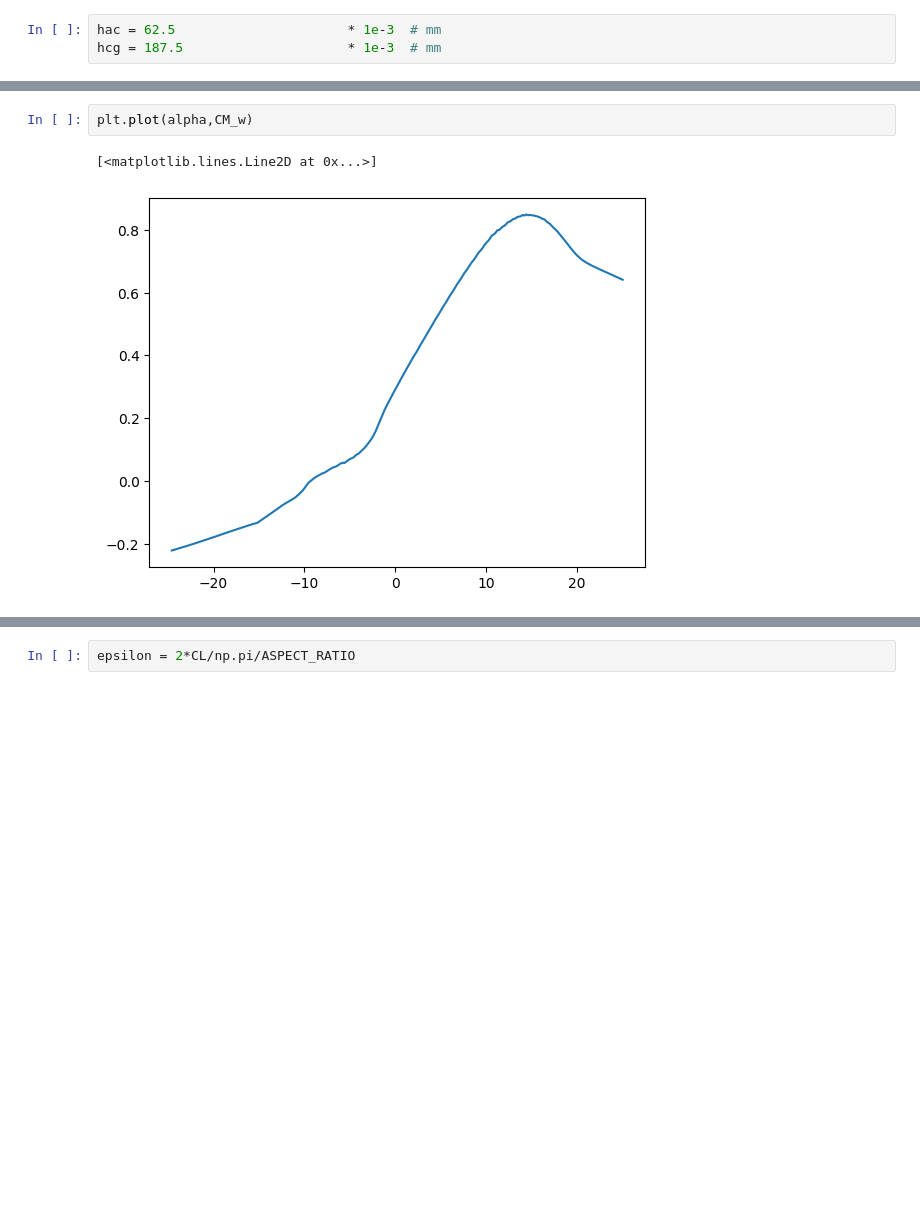
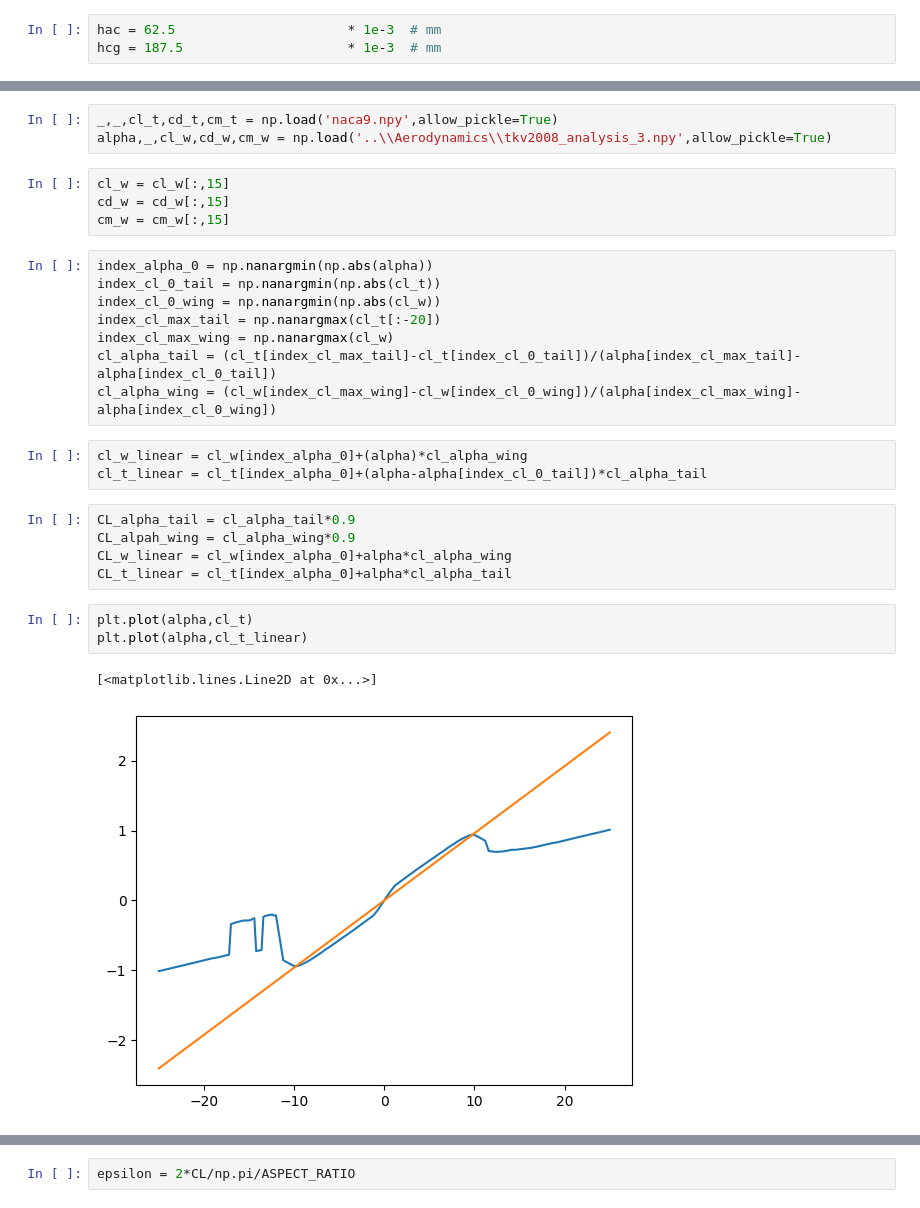
Before and after one commit to hg-heds/14bits_calc, a Jupyter notebook: Stability/stability.ipynb, the cells around one changed output, grey strips where cells are left out. Drawn from its saved outputs; the diff is of its cells as text; blank space fills up the shorter version.

```diff
--- a/Stability/stability.ipynb
+++ b/Stability/stability.ipynb
@@ -28,5 +19,29 @@ CM_w = CM + CL*(hcg/MEAN_CHORD - hac/MEAN_CHORD)
+# %%
+_,_,cl_t,cd_t,cm_t = np.load('naca9.npy',allow_pickle=True)
+alpha,_,cl_w,cd_w,cm_w = np.load('..\\Aerodynamics\\tkv2008_analysis_3.npy',allow_pickle=True)
+# %%
+cl_w = cl_w[:,15]
+cd_w = cd_w[:,15]
+cm_w = cm_w[:,15]
+# %%
+index_alpha_0 = np.nanargmin(np.abs(alpha))
+index_cl_0_tail = np.nanargmin(np.abs(cl_t))
+index_cl_0_wing = np.nanargmin(np.abs(cl_w))
+index_cl_max_tail = np.nanargmax(cl_t[:-20])
+index_cl_max_wing = np.nanargmax(cl_w)
+cl_alpha_tail = (cl_t[index_cl_max_tail]-cl_t[index_cl_0_tail])/(alpha[index_cl_max_tail]-alpha[index_cl_0_tail])
+cl_alpha_wing = (cl_w[index_cl_max_wing]-cl_w[index_cl_0_wing])/(alpha[index_cl_max_wing]-alpha[index_cl_0_wing])
+# %%
+cl_w_linear = cl_w[index_alpha_0]+(alpha)*cl_alpha_wing
+cl_t_linear = cl_t[index_alpha_0]+(alpha-alpha[index_cl_0_tail])*cl_alpha_tail
+# %%
+CL_alpha_tail = cl_alpha_tail*0.9
+CL_alpah_wing = cl_alpha_wing*0.9
+CL_w_linear = cl_w[index_alpha_0]+alpha*cl_alpha_wing
+CL_t_linear = cl_t[index_alpha_0]+alpha*cl_alpha_tail
 # %%
-plt.plot(alpha,CM_w)
+plt.plot(alpha,cl_t)
+plt.plot(alpha,cl_t_linear)
 # %% [output]
 [<matplotlib.lines.Line2D at 0x...>]
-[figure, old version]
+[figure, new version]
```
Also changed, not shown: parts of 7 cells of this notebook, 3 other files.
